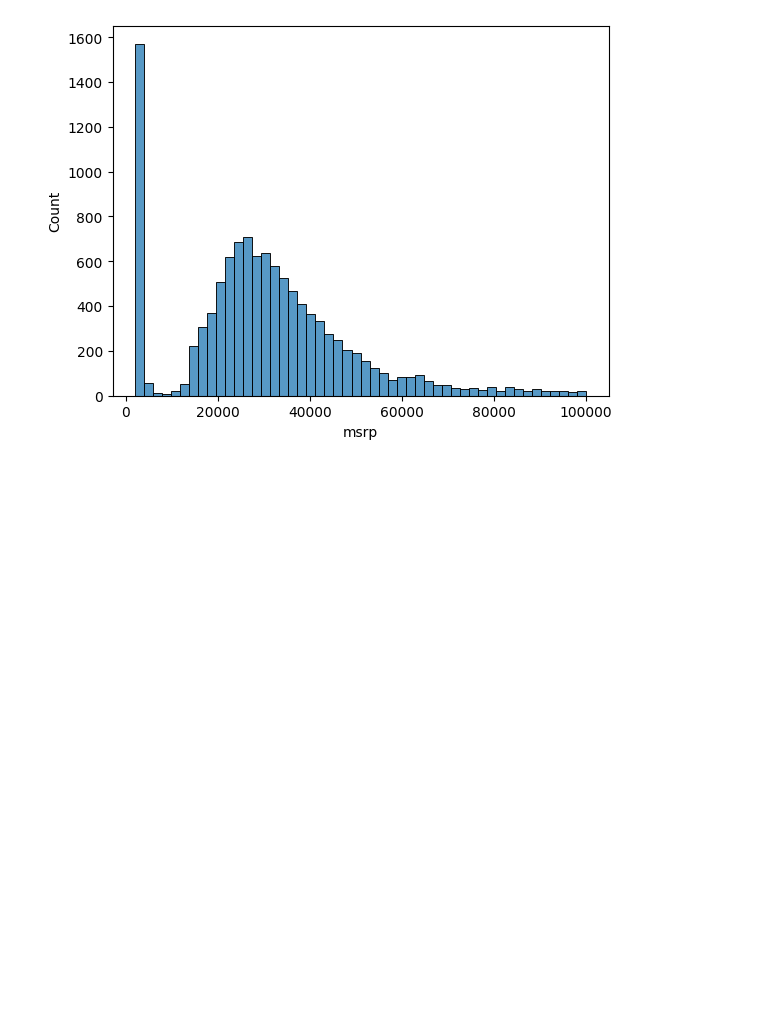
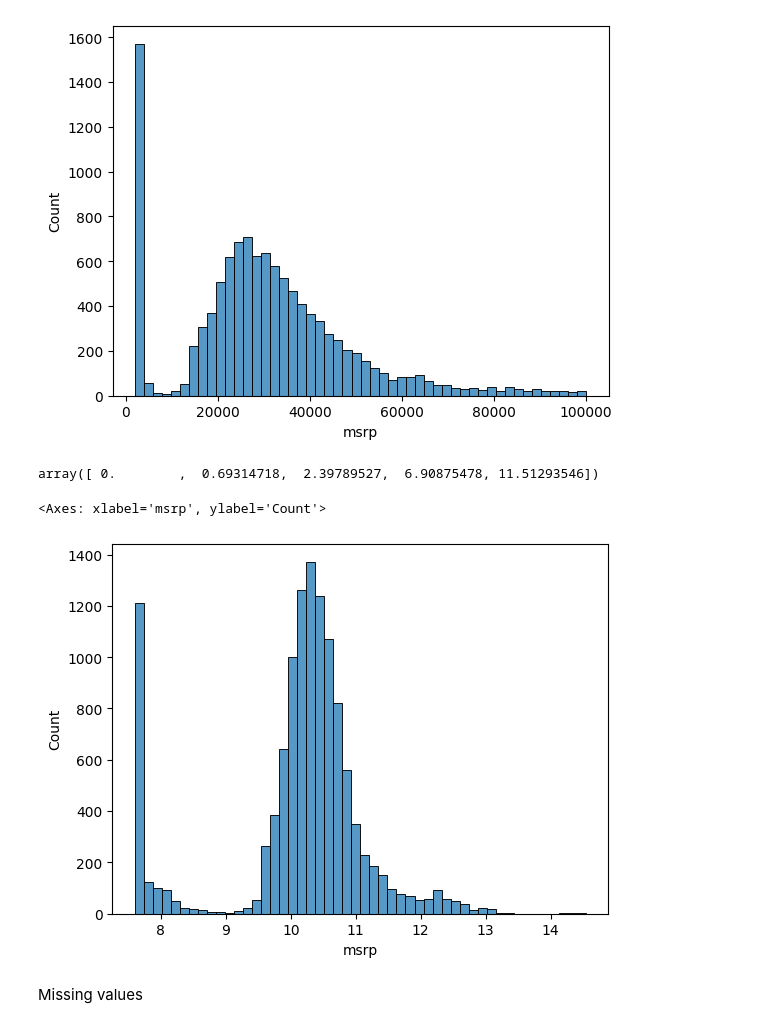
Before and after one commit to HeilmannKarl/machine-learning-zoomcamp, a Jupyter notebook: notebooks/chapter-02/car-price-prediction.ipynb, the cells around one changed output. Drawn from its saved outputs; the diff is of its cells as text; code cells hidden in the pictures; blank space fills up the shorter version.

Commit message:
Update car-price-prediction.ipynb
linear regression

```diff
--- a/notebooks/chapter-02/car-price-prediction.ipynb
+++ b/notebooks/chapter-02/car-price-prediction.ipynb
@@ -102,3 +102,16 @@ sns.histplot(df.msrp[df.msrp < 100000], bins=50)
 # %% [output]
 <Axes: xlabel='msrp', ylabel='Count'>
 [figure]
+# %%
+np.log1p([0, 1, 10, 1000, 100000]) # Logarithmische Verteilung, es wird ueberall 1 addiert um das vorkommen von 0 zu vermeiden.
+# %% [output]
+array([ 0.        ,  0.69314718,  2.39789527,  6.90875478, 11.51293546])
+# %%
+price_logs = np.log1p(df.msrp)
+# %%
+sns.histplot(price_logs, bins=50) # Das Diagram zeichnet die Kurve einer Normalverteilung / Normal Distribution
+# %% [output]
+<Axes: xlabel='msrp', ylabel='Count'>
+[figure, added]
+# %% [markdown]
+Missing values
```
Also changed, not shown: parts of 11 cells of this notebook.
